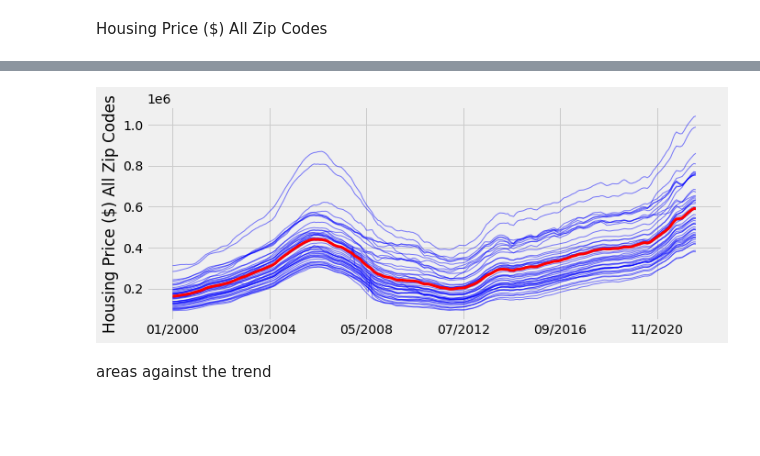
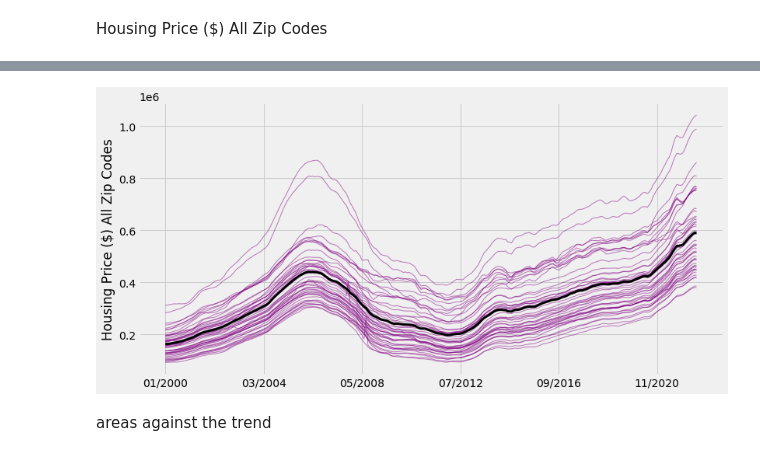
Before and after one commit to SringayKeno/forecasting-home-prices-sacramento-county, a Jupyter notebook: data_explore/data_explore_sacr.ipynb, the cells around one changed output, grey strips where cells are left out. Cells and saved outputs as stored; diff of their text form; code cells hidden in the pictures; blank space fills up the shorter version.

```diff
--- a/data_explore/data_explore_sacr.ipynb
+++ b/data_explore/data_explore_sacr.ipynb
@@ -18,9 +18,9 @@ import pickle
 # %% [markdown]
  let's load some data! 🥒
 # %%
-with open('pickles/timeseries_sac_p.pkl', 'rb') as fp:
-    sac_p = pickle.load(fp)
+with open('pickle/timeseries_sac_percent.pkl', 'rb') as fp:
+    sac_percent = pickle.load(fp)
 # %%
-with open('pickles/timeseries_sac.pkl', 'rb') as fp:
-    sac = pickle.load(fp)
+with open('pickle/timeseries_sac_price.pkl', 'rb') as fp:
+    sac_price = pickle.load(fp)
 # %%
@@ -57,7 +72,7 @@ plt.show()
 # %% [markdown]
 Average Housing Price
 # %%
-price_mean = np.mean(sac, axis = 1)
+price_mean = np.mean(sac_price, axis = 1)
 ax = price_mean.plot(figsize = (6, 4))
 plt.ylabel('Housing Price ($)')
 plt.title('Average Housing Price')
@@ -79,11 +102,11 @@ plt.show()
 # %%
-sac.plot(figsize = (10, 4), lw = 1, color = 'blue', alpha = 0.5)
-price_mean.plot(c = 'red', lw = 3)
+sac_price.plot(figsize = (12, 6), lw = 1, color = 'purple', alpha = 0.5)
+price_mean.plot(c = 'black', lw = 3)
 plt.legend().set_visible(False)
 plt.ylabel('Housing Price ($) All Zip Codes')
 plt.show()
 # %% [output]
-[figure, old version]
+[figure, new version]
 # %% [markdown]
  areas against the trend
 # %% [markdown]
```
Also changed, not shown: parts of 11 cells of this notebook, 11 other files.
